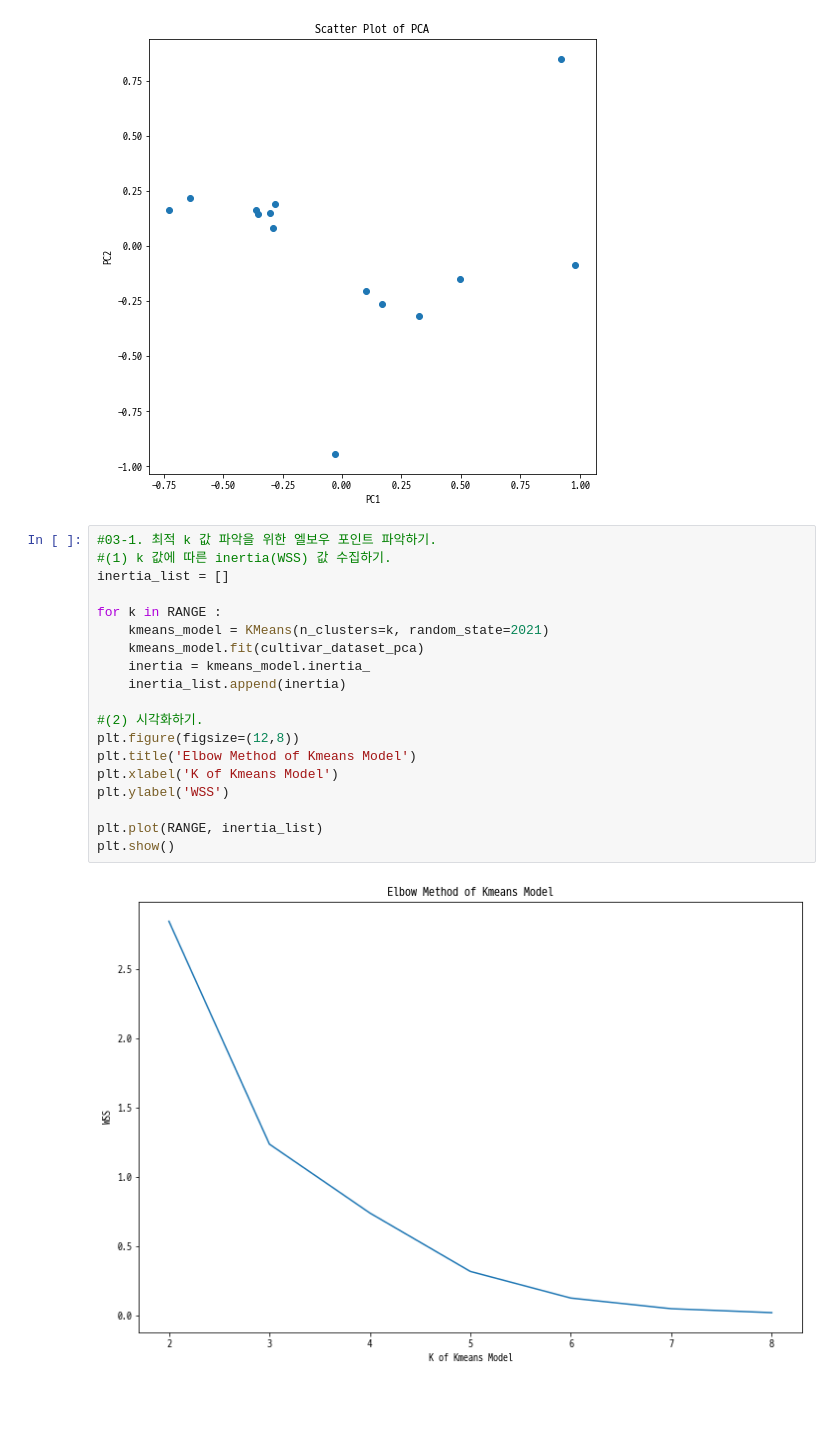
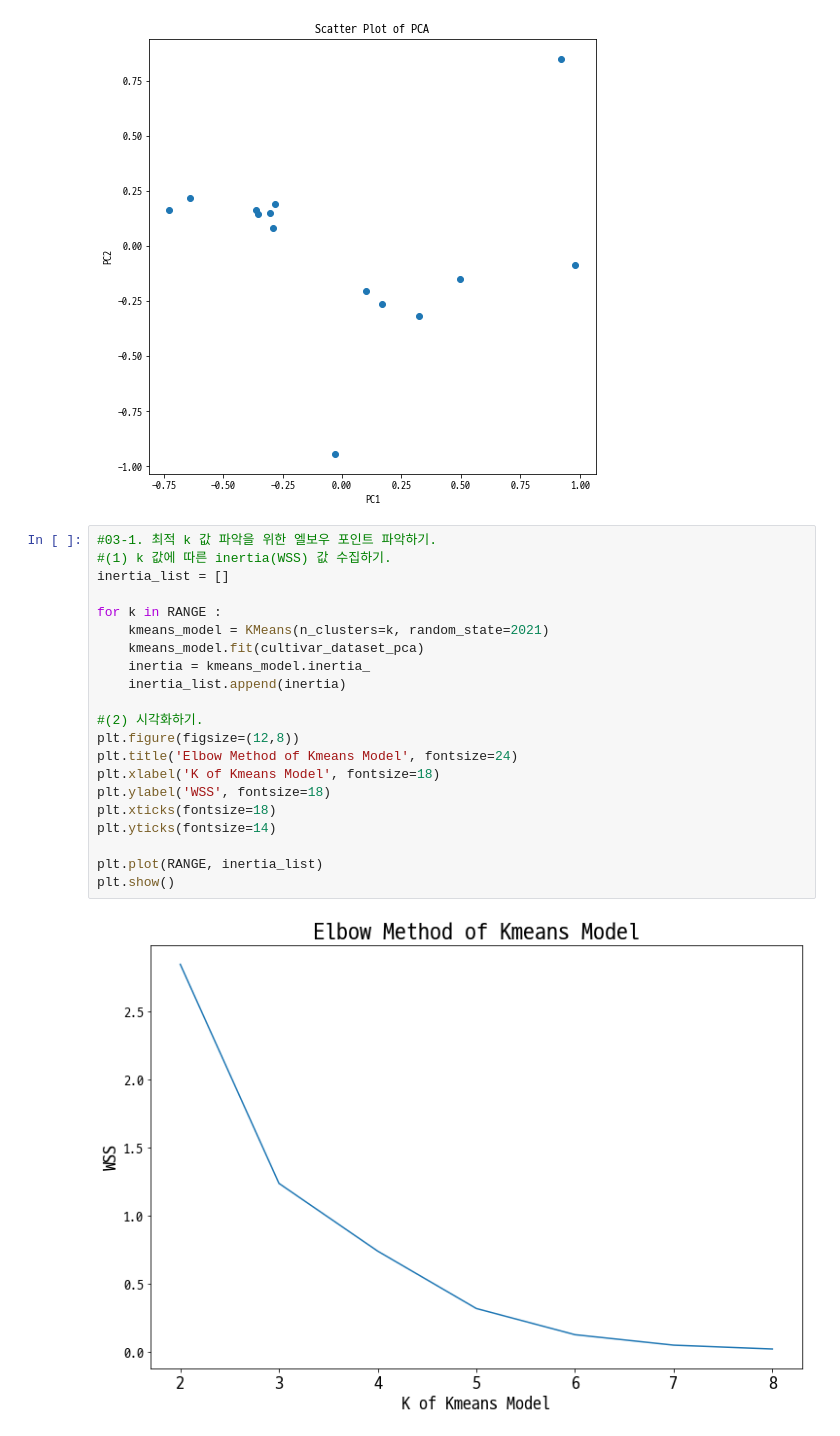
Before and after one commit to csh01470/TIL_Python, a Jupyter notebook: Script/20210825_03.ipynb, the cells around one changed output. Drawn from its saved outputs; the diff is of its cells as text; blank space fills up the shorter version.

```diff
--- a/Script/20210825_03.ipynb
+++ b/Script/20210825_03.ipynb
@@ -103,24 +103,26 @@ plt.show()
 # %%
 #03-1. 최적 k 값 파악을 위한 엘보우 포인트 파악하기.
 #(1) k 값에 따른 inertia(WSS) 값 수집하기.
 inertia_list = []
 
 for k in RANGE :
     kmeans_model = KMeans(n_clusters=k, random_state=2021)
     kmeans_model.fit(cultivar_dataset_pca)
     inertia = kmeans_model.inertia_
     inertia_list.append(inertia)
 
 #(2) 시각화하기.
 plt.figure(figsize=(12,8))
-plt.title('Elbow Method of Kmeans Model')
-plt.xlabel('K of Kmeans Model')
-plt.ylabel('WSS')
+plt.title('Elbow Method of Kmeans Model', fontsize=24)
+plt.xlabel('K of Kmeans Model', fontsize=18)
+plt.ylabel('WSS', fontsize=18)
+plt.xticks(fontsize=18)
+plt.yticks(fontsize=14)
 
 plt.plot(RANGE, inertia_list)
 plt.show()
 # %% [output]
-[figure, old version]
+[figure, new version]
 # %%
 #03-2. 최적 k값 파악을 위한 실루엣계수 파악하기.
 #(1) k 값에 따른 silhouette_score 값 수집하기.
```
Also changed, not shown: parts of 2 cells of this notebook, 3 other files.
